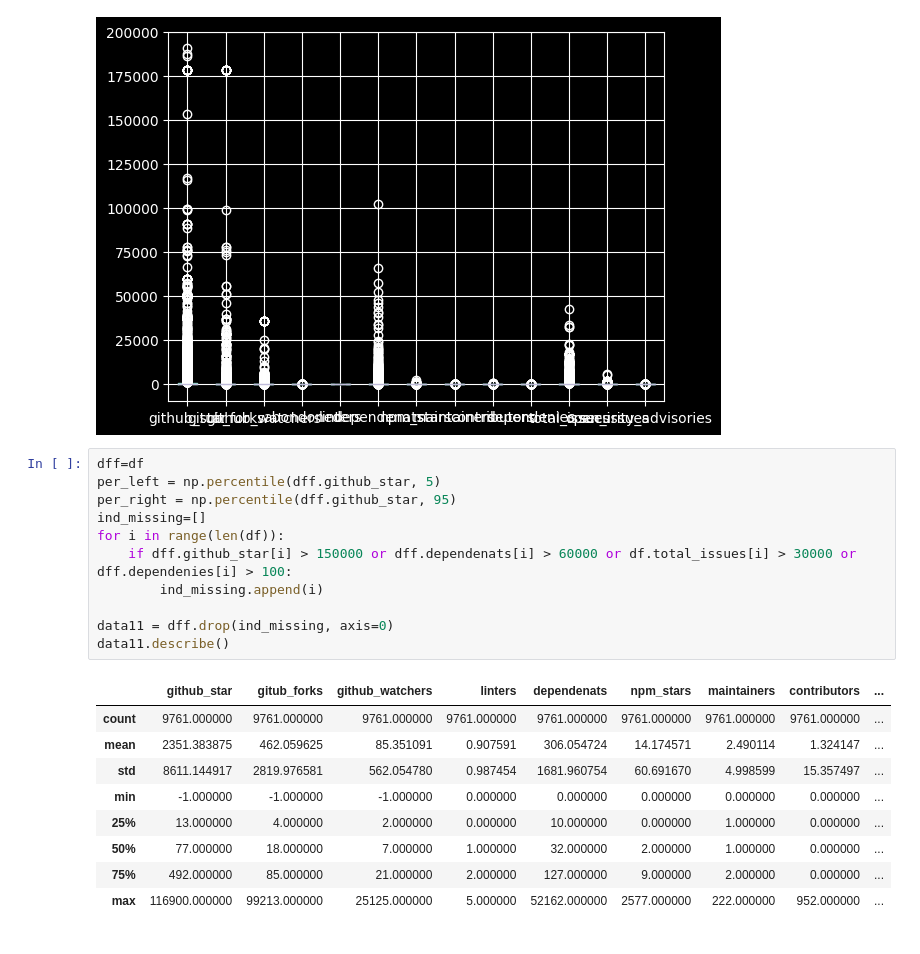
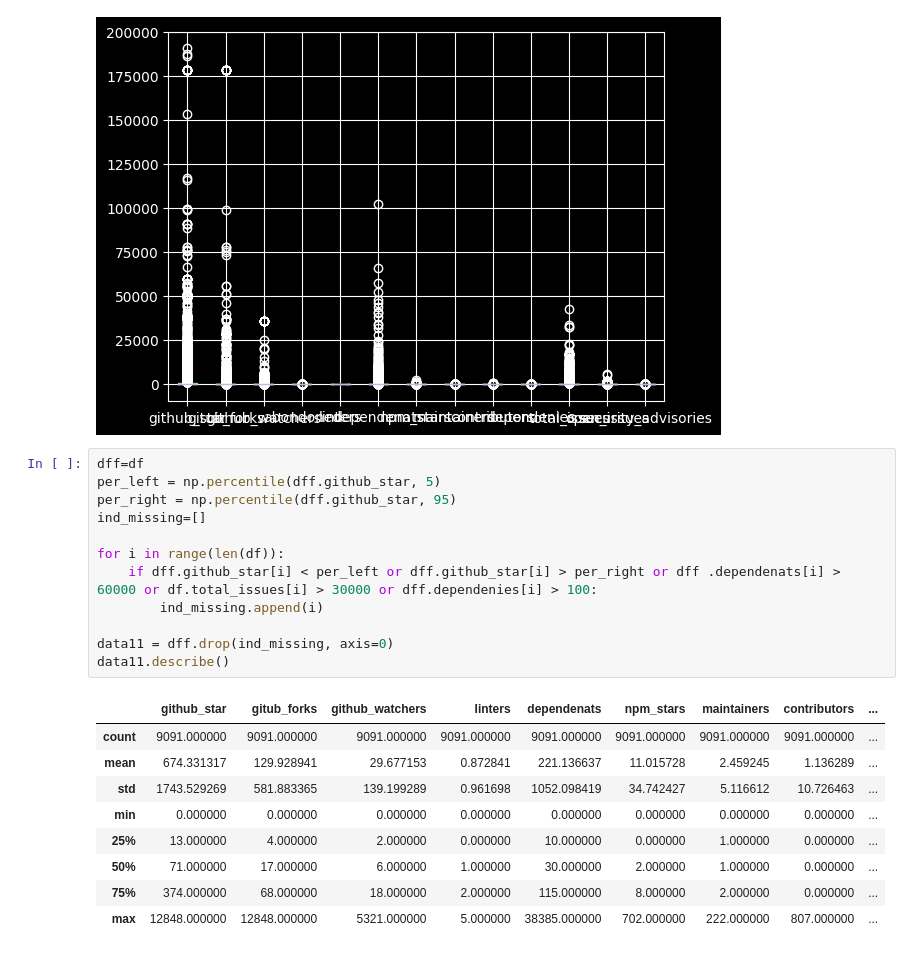
Before and after one commit to malinatrash/Data-Analytics, a Jupyter notebook: Lab1/task.ipynb, the cells around one changed output. Saved outputs shown, nothing was run; the diff lists cells and outputs as text.

```diff
--- a/Lab1/task.ipynb
+++ b/Lab1/task.ipynb
@@ -335,24 +321,25 @@ boxplot = dff.boxplot()
 # %%
 dff=df
 per_left = np.percentile(dff.github_star, 5)
 per_right = np.percentile(dff.github_star, 95)
 ind_missing=[]
+
 for i in range(len(df)):
-    if dff.github_star[i] > 150000 or dff.dependenats[i] > 60000 or df.total_issues[i] > 30000 or dff.dependenies[i] > 100:
+    if dff.github_star[i] < per_left or dff.github_star[i] > per_right or dff .dependenats[i] > 60000 or df.total_issues[i] > 30000 or dff.dependenies[i] > 100:
         ind_missing.append(i)
 
 data11 = dff.drop(ind_missing, axis=0)
 data11.describe()
 # %% [output]
 |  | github_star | gitub_forks | github_watchers | linters | dependenats | npm_stars | maintainers | contributors | ... |
-| count | 9761.000000 | 9761.000000 | 9761.000000 | 9761.000000 | 9761.000000 | 9761.000000 | 9761.000000 | 9761.000000 | ... |
-| mean | 2351.383875 | 462.059625 | 85.351091 | 0.907591 | 306.054724 | 14.174571 | 2.490114 | 1.324147 | ... |
-| std | 8611.144917 | 2819.976581 | 562.054780 | 0.987454 | 1681.960754 | 60.691670 | 4.998599 | 15.357497 | ... |
-| min | -1.000000 | -1.000000 | -1.000000 | 0.000000 | 0.000000 | 0.000000 | 0.000000 | 0.000000 | ... |
+| count | 9091.000000 | 9091.000000 | 9091.000000 | 9091.000000 | 9091.000000 | 9091.000000 | 9091.000000 | 9091.000000 | ... |
+| mean | 674.331317 | 129.928941 | 29.677153 | 0.872841 | 221.136637 | 11.015728 | 2.459245 | 1.136289 | ... |
+| std | 1743.529269 | 581.883365 | 139.199289 | 0.961698 | 1052.098419 | 34.742427 | 5.116612 | 10.726463 | ... |
+| min | 0.000000 | 0.000000 | 0.000000 | 0.000000 | 0.000000 | 0.000000 | 0.000000 | 0.000000 | ... |
 | 25% | 13.000000 | 4.000000 | 2.000000 | 0.000000 | 10.000000 | 0.000000 | 1.000000 | 0.000000 | ... |
-| 50% | 77.000000 | 18.000000 | 7.000000 | 1.000000 | 32.000000 | 2.000000 | 1.000000 | 0.000000 | ... |
-| 75% | 492.000000 | 85.000000 | 21.000000 | 2.000000 | 127.000000 | 9.000000 | 2.000000 | 0.000000 | ... |
-| max | 116900.000000 | 99213.000000 | 25125.000000 | 5.000000 | 52162.000000 | 2577.000000 | 222.000000 | 952.000000 | ... |
+| 50% | 71.000000 | 17.000000 | 6.000000 | 1.000000 | 30.000000 | 2.000000 | 1.000000 | 0.000000 | ... |
+| 75% | 374.000000 | 68.000000 | 18.000000 | 2.000000 | 115.000000 | 8.000000 | 2.000000 | 0.000000 | ... |
+| max | 12848.000000 | 12848.000000 | 5321.000000 | 5.000000 | 38385.000000 | 702.000000 | 222.000000 | 807.000000 | ... |
 # %%
 boxplot = data11.boxplot()
 # %% [output]
```
Also changed, not shown: parts of 6 cells of this notebook.
